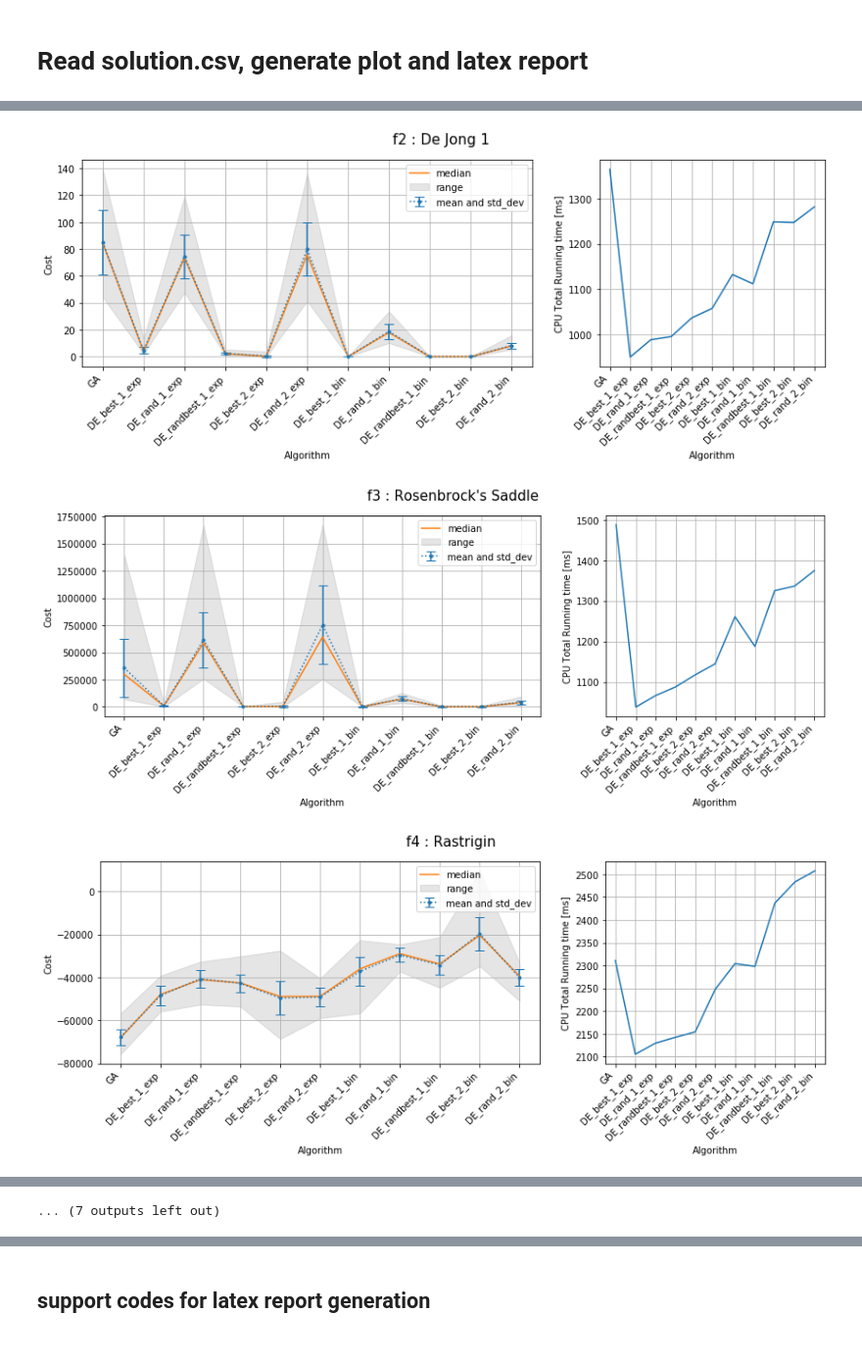
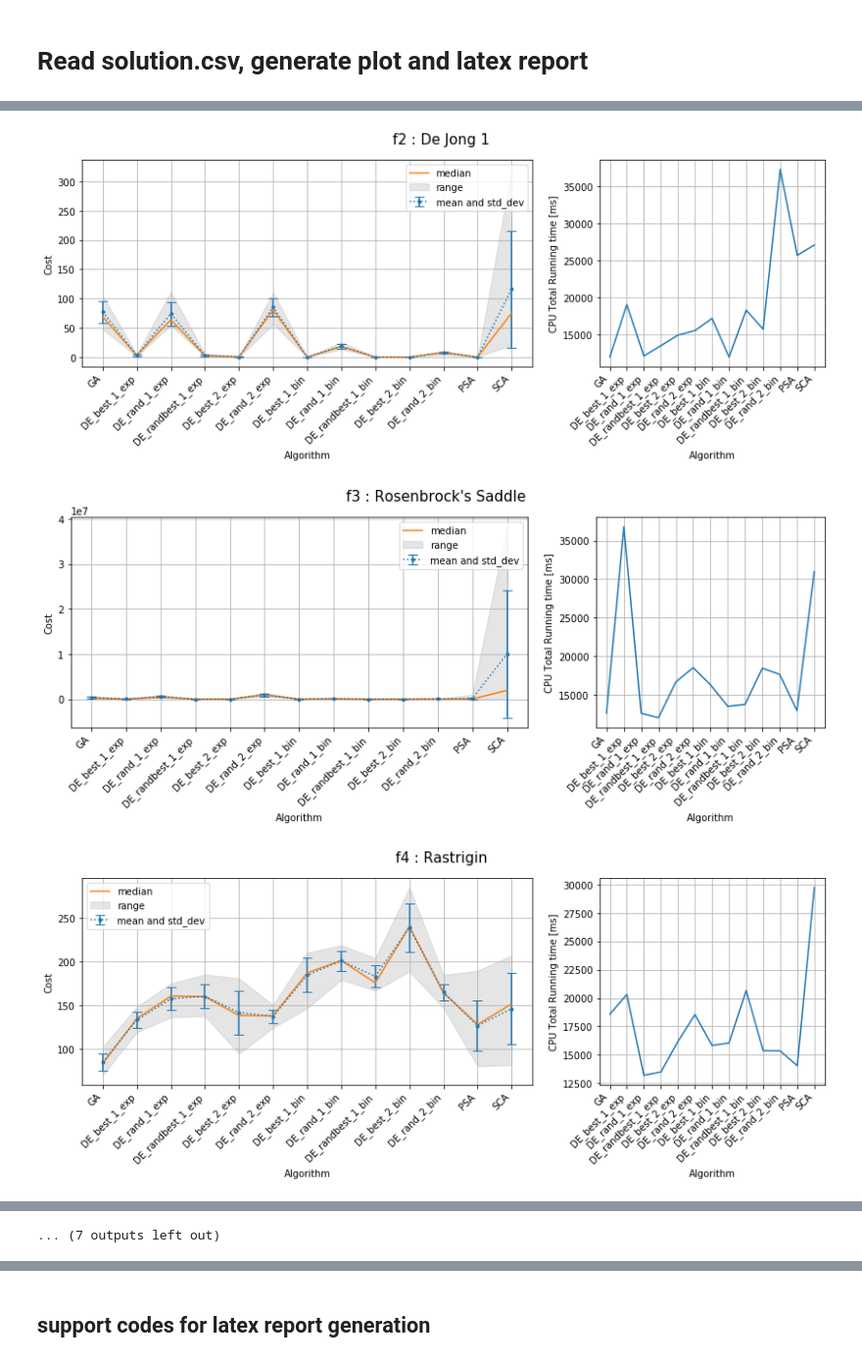
Before and after one commit to tonychao/cs471-project, a Jupyter notebook: python/01_run_experiments_.ipynb, the cells around one changed output, grey strips where cells are left out. Shown at 98% size. Saved outputs shown, nothing was run; the diff lists cells and outputs as text; code cells hidden in the pictures.

```diff
--- a/python/01_run_experiments_.ipynb
+++ b/python/01_run_experiments_.ipynb
@@ -363,7 +369,7 @@ df
 # %% [markdown]
 # Read solution.csv, generate plot and latex report
 # %%
-df=pd.read_csv("../out/optimization - linux 1 cpu/"+'solutions.csv',index_col=False)
+df=pd.read_csv("../out/optimization/"+'solutions.csv',index_col=False)
 df.sort_values(by=['algorithm_id', 'function_id'], inplace = True)
 
 
@@ -410,3 +416,3 @@ for id, data in df.groupby('function_id'):
-[figure, old version]
+[figure, new version]
-[figure, old version]
+[figure, new version]
-[figure, old version]
+[figure, new version]
```
Also changed, not shown: parts of 17 cells of this notebook, 45 other files.
